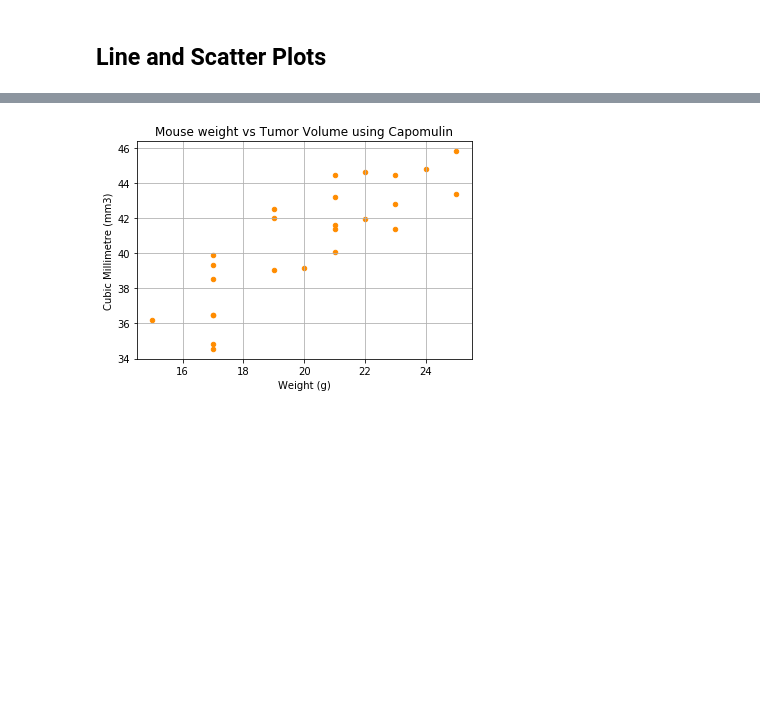
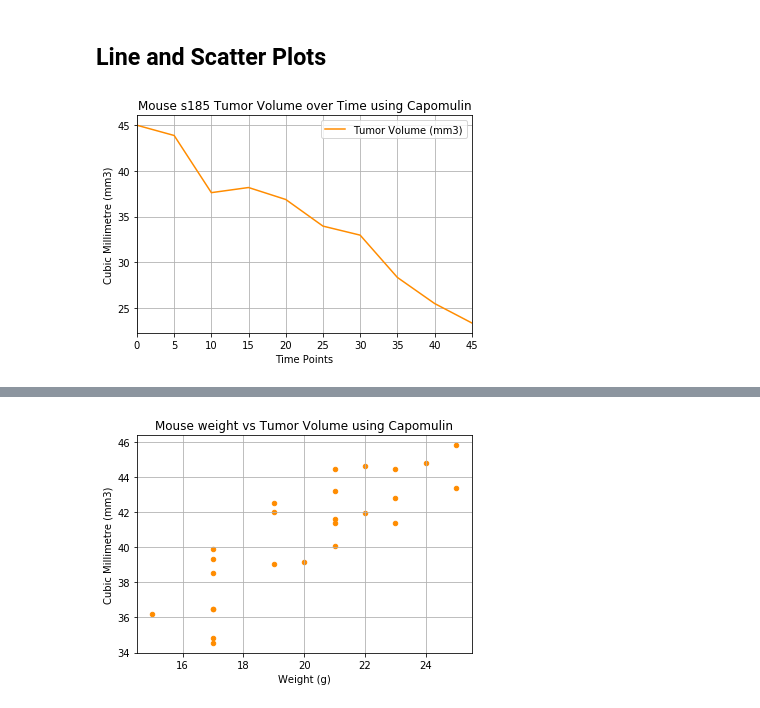
Before and after one commit to allidoiswen/AW_Homework, a Jupyter notebook: 05-Matplotlib/Homework/Pymaceuticals/pymaceuticals_AW.ipynb, the cells around one changed output, grey strips where cells are left out. Drawn from its saved outputs; the diff is of its cells as text; code cells hidden in the pictures; blank space fills up the shorter version.

```diff
--- a/05-Matplotlib/Homework/Pymaceuticals/pymaceuticals_AW.ipynb
+++ b/05-Matplotlib/Homework/Pymaceuticals/pymaceuticals_AW.ipynb
@@ -343,4 +343,20 @@ plt.show()
 [figure]
 # %% [markdown]
 ## Line and Scatter Plots
+# %%
+# Generate a line plot of time point versus tumor volume for a mouse treated with Capomulin
+Capomulin_time = tidy_data.loc[tidy_data['Drug Regimen'] == 'Capomulin'].copy()
+
+# Isolate One Mouse
+one_Capomulin_mouse = Capomulin_time.loc[Capomulin_time['Mouse ID'] == 's185'].copy()
+
+one_Capomulin_mouse.plot(kind = 'line', x = 'Timepoint', y = 'Tumor Volume (mm3)', color = 'darkorange')
+
+plt.title('Mouse s185 Tumor Volume over Time using Capomulin')
+plt.xlabel('Time Points')
+plt.ylabel('Cubic Millimetre (mm3)')
+plt.grid()
+plt.show()
+# %% [output]
+[figure, added]
 # %%
```
Also changed, not shown: parts of 1 cell of this notebook.
